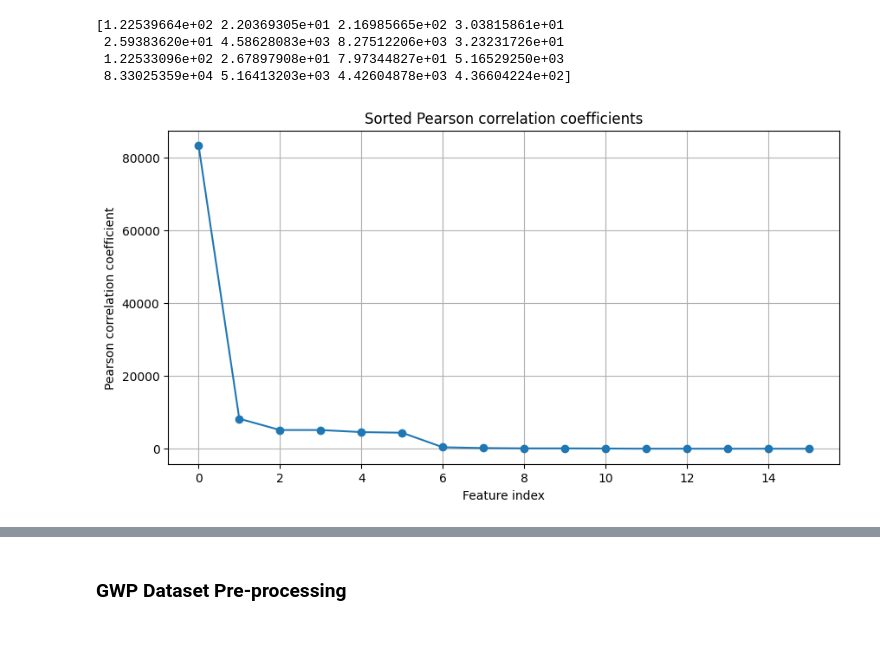
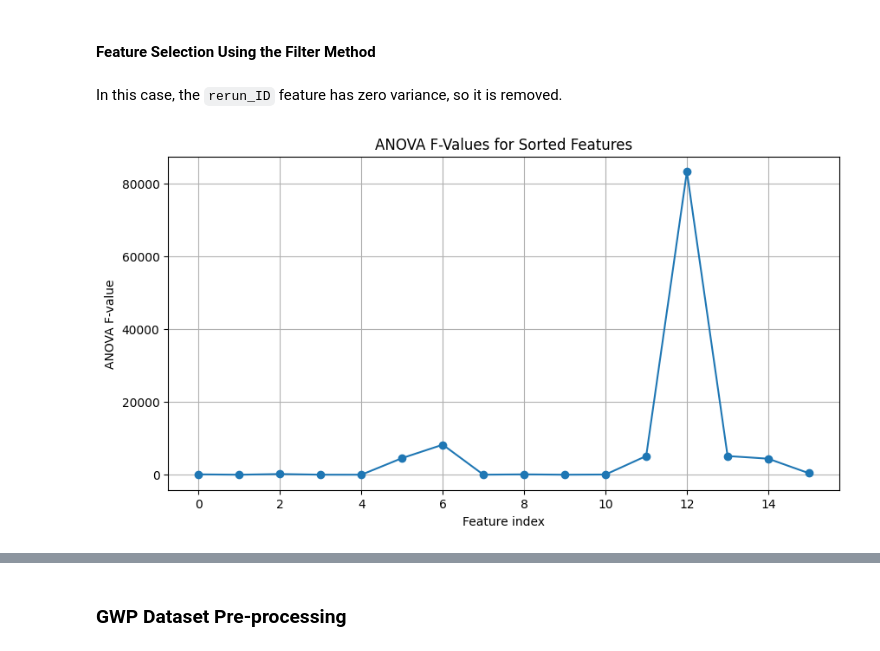
Before and after one commit to camwhite18/ml-classification-regression, a Jupyter notebook: task3-1.ipynb, the cells around one changed output, grey strips where cells are left out. Drawn from its saved outputs; the diff is of its cells as text; code cells hidden in the pictures.

```diff
--- a/task3-1.ipynb
+++ b/task3-1.ipynb
@@ -61,6 +99,10 @@ star_labels_encoded = label_encoder.fit_transform(star_labels)
+# %% [markdown]
+#### Feature Selection Using the Filter Method
 # %%
 # First use a variance threshold to remove any features with zero variance
 threshold = 0
 variance_threshold = VarianceThreshold(threshold=threshold)
 star_features_imputed = variance_threshold.fit_transform(star_features_imputed)
+# %% [markdown]
+In this case, the `rerun_ID` feature has zero variance, so it is removed.
 # %%
@@ -68,25 +110,15 @@ star_features_imputed = variance_threshold.fit_transform(star_features_imputed)
 select_k_best = SelectKBest()
 _ = select_k_best.fit_transform(star_features_imputed, star_labels_encoded)
-# %%
-print(select_k_best.scores_)
-# %% [output]
-[1.22539664e+02 2.20369305e+01 2.16985665e+02 3.03815861e+01
- 2.59383620e+01 4.58628083e+03 8.27512206e+03 3.23231726e+01
- 1.22533096e+02 2.67897908e+01 7.97344827e+01 5.16529250e+03
- 8.33025359e+04 5.16413203e+03 4.42604878e+03 4.36604224e+02]
 # %%
-# Sort the coefficients in descending order
-sorted_correlations = np.sort(select_k_best.scores_)[::-1]
-
-# Plot the sorted correlation coefficients
+# Plot the sorted ANOVA F-values
 plt.figure(figsize=(10, 5))
-plt.plot(sorted_correlations, marker='o')
+plt.plot(select_k_best.scores_, marker='o')
 plt.xlabel('Feature index')
-plt.ylabel('Pearson correlation coefficient')
-plt.title('Sorted Pearson correlation coefficients')
+plt.ylabel('ANOVA F-value')
+plt.title('ANOVA F-Values for Sorted Features')
 plt.grid(True)
 
 # Display the plot
 plt.show()
 # %% [output]
-[figure, old version]
+[figure, new version]
```
Also changed, not shown: parts of 16 cells of this notebook.
